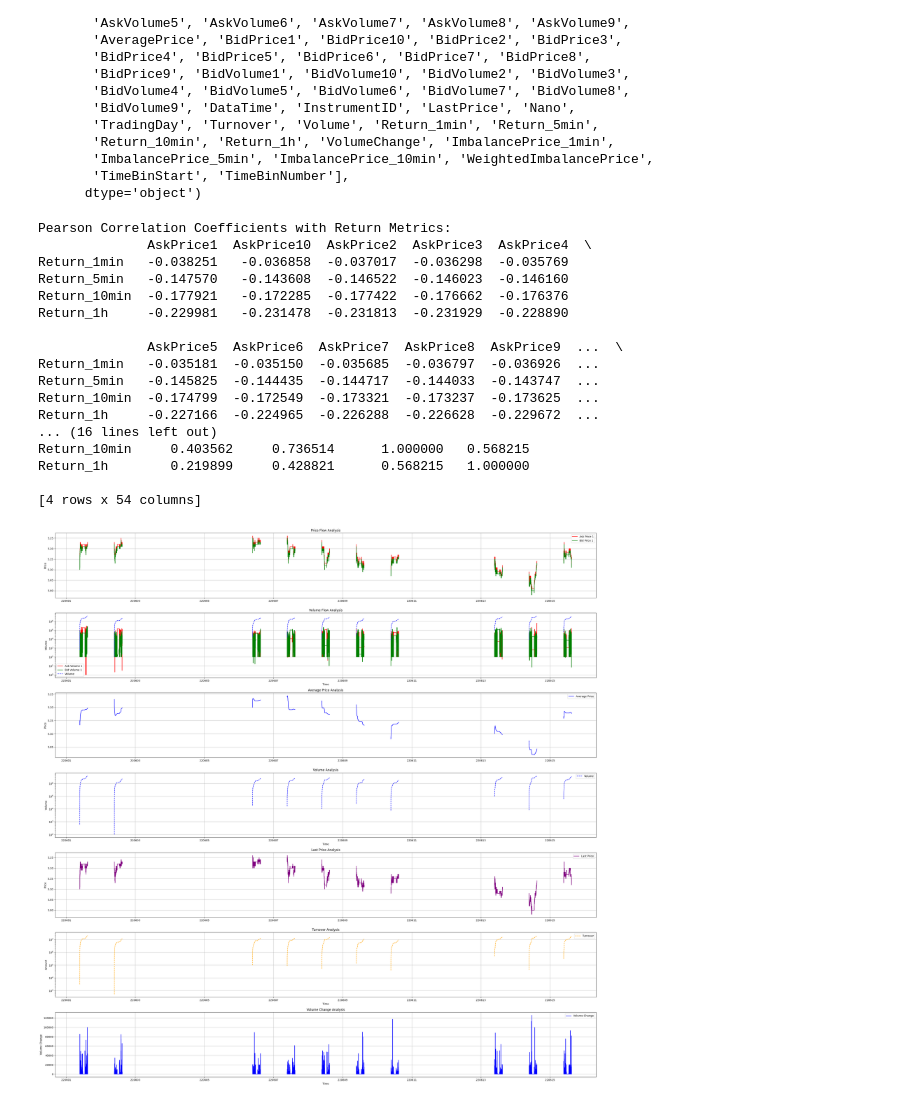
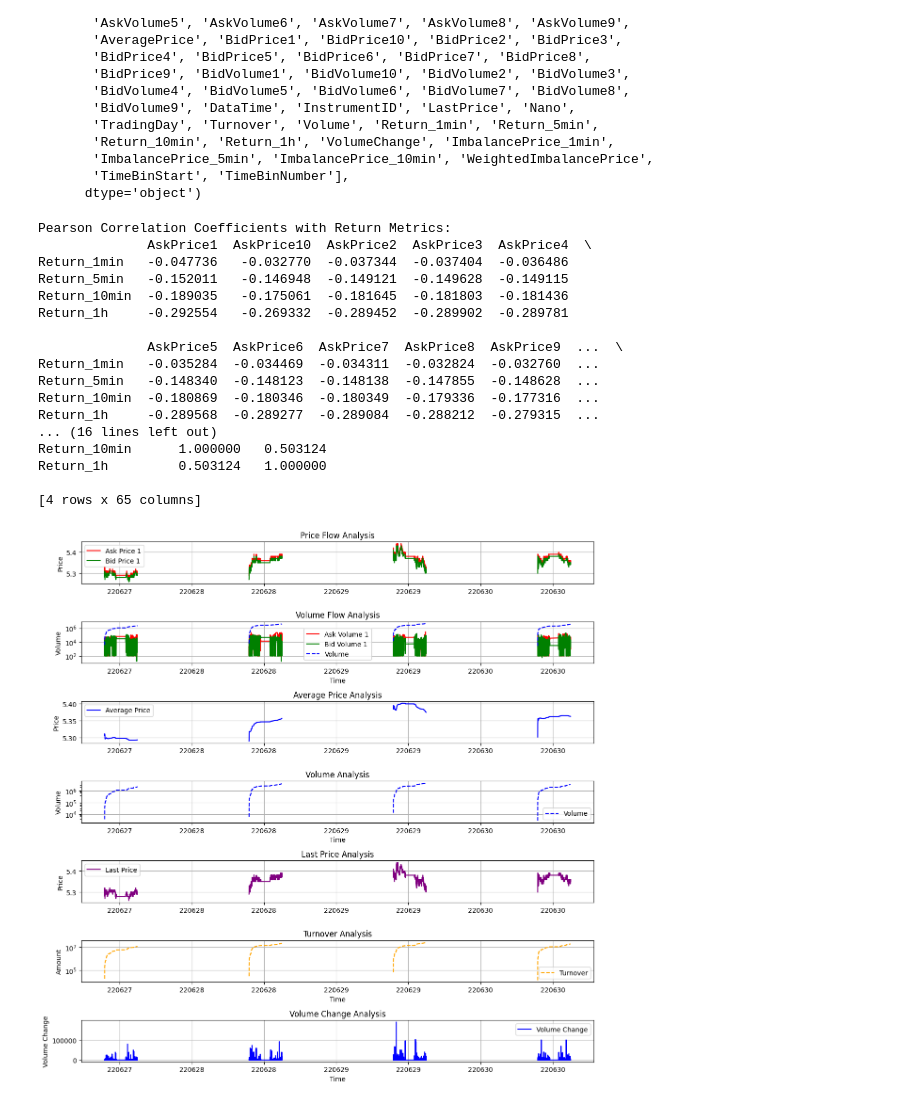
Before and after one commit to zhaoyutim/ts-challenge, a Jupyter notebook: monthly_analysis.ipynb, the cells around one changed output. Saved outputs shown, nothing was run; the diff lists cells and outputs as text; code cells hidden in the pictures.

```diff
--- a/monthly_analysis.ipynb
+++ b/monthly_analysis.ipynb
@@ -12,7 +12,7 @@ df = load_timeseries_data(stock_symbol=stock_symbols)
 df = remove_lunch_break_data(df)
 df = drop_zero_columns(df)
 df = create_features(df)
-df_june = df[(df['TradingDay']>=datetime.datetime(2022, 6, 1)) & (df['TradingDay']<=datetime.datetime(2022, 6, 15))]
+df_june = df[(df['TradingDay']>=datetime.datetime(2022, 6, 27)) & (df['TradingDay']<=datetime.datetime(2022, 6, 30))]
 df_july = df[(df['TradingDay']>=datetime.datetime(2022, 7, 1)) & (df['TradingDay']<=datetime.datetime(2022, 7, 31))]
 df_august = df[(df['TradingDay']>=datetime.datetime(2022, 8, 1)) & (df['TradingDay']<=datetime.datetime(2022, 8, 31))]
 df_september = df[(df['TradingDay']>=datetime.datetime(2022, 9, 1)) & (df['TradingDay']<=datetime.datetime(2022, 9, 30))]
@@ -50,6 +50,8 @@ Index(['AskPrice1', 'AskPrice10', 'AskPrice2', 'AskPrice3', 'AskPrice4',
        'TimeBinStart', 'TimeBinNumber'],
       dtype='object')
 # %%
+import seaborn as sns
+import matplotlib.pyplot as plt
 
 features = [col for col in df_filtered.columns if col not in ['Return_1min', 'Return_5min', 'Return_10min', 'Return_1h', 'Nano', 'DataTime', 'TradingDay', 'InstrumentID']]
 
@@ -76,29 +78,31 @@ corr_with_returns = corr_matrix.loc[return_cols]
 
 print("Pearson Correlation Coefficients with Return Metrics:")
 print(corr_with_returns)
+# Save the correlation DataFrame to a CSV file
+corr_with_returns.to_csv('corr_with_returns.csv')
 # %% [output]
 Pearson Correlation Coefficients with Return Metrics:
               AskPrice1  AskPrice10  AskPrice2  AskPrice3  AskPrice4  \
-Return_1min   -0.038251   -0.036858  -0.037017  -0.036298  -0.035769
-Return_5min   -0.147570   -0.143608  -0.146522  -0.146023  -0.146160
-Return_10min  -0.177921   -0.172285  -0.177422  -0.176662  -0.176376
-Return_1h     -0.229981   -0.231478  -0.231813  -0.231929  -0.228890
+Return_1min   -0.047736   -0.032770  -0.037344  -0.037404  -0.036486
+Return_5min   -0.152011   -0.146948  -0.149121  -0.149628  -0.149115
+Return_10min  -0.189035   -0.175061  -0.181645  -0.181803  -0.181436
+Return_1h     -0.292554   -0.269332  -0.289452  -0.289902  -0.289781
 
               AskPrice5  AskPrice6  AskPrice7  AskPrice8  AskPrice9  ...  \
-Return_1min   -0.035181  -0.035150  -0.035685  -0.036797  -0.036926  ...
-Return_5min   -0.145825  -0.144435  -0.144717  -0.144033  -0.143747  ...
-Return_10min  -0.174799  -0.172549  -0.173321  -0.173237  -0.173625  ...
-Return_1h     -0.227166  -0.224965  -0.226288  -0.226628  -0.229672  ...
+Return_1min   -0.035284  -0.034469  -0.034311  -0.032824  -0.032760  ...
+Return_5min   -0.148340  -0.148123  -0.148138  -0.147855  -0.148628  ...
+Return_10min  -0.180869  -0.180346  -0.180349  -0.179336  -0.177316  ...
+Return_1h     -0.289568  -0.289277  -0.289084  -0.288212  -0.279315  ...
 ... (16 lines left out)
-Return_10min     0.403562     0.736514      1.000000   0.568215
-Return_1h        0.219899     0.428821      0.568215   1.000000
+Return_10min      1.000000   0.503124
+Return_1h         0.503124   1.000000
 
-[4 rows x 54 columns]
+[4 rows x 65 columns]
 # %%
 import matplotlib.pyplot as plt
 import matplotlib.dates as mdates
 
-fig2, (ax1, ax2, ax3, ax4, ax5, ax6, ax8) = plt.subplots(7, 1, figsize=(30, 30))
+fig2, (ax1, ax2, ax3, ax4, ax5, ax6, ax8) = plt.subplots(7, 1, figsize=(12, 12))
 
 # Helper function to plot a column daily so that different days do not connect.
 def daily_plot(ax, x, y, color, label=None, linestyle='-'):
@@ -163,34 +167,34 @@ ax4.set_yscale('log')
 daily_plot(ax5, 'DataTime', 'LastPrice', 'purple', label='Last Price')
 ax5.set_title('Last Price Analysis')
 ax5.set_ylabel('Price')
 ax5.legend()
 ax5.grid(True)
 ax5.xaxis.set_major_formatter(mdates.DateFormatter('%y%m%d'))
 
 # --- Turnover Plot ---
 daily_plot(ax6, 'DataTime', 'Turnover', 'orange', label='Turnover', linestyle='--')
 ax6.set_title('Turnover Analysis')
 ax6.set_ylabel('Amount')
 ax6.set_xlabel('Time')
 ax6.legend()
 ax6.grid(True)
 ax6.xaxis.set_major_formatter(mdates.DateFormatter('%y%m%d'))
 ax6.set_yscale('log')
 
 # --- Volume Change Plot ---
 daily_plot(ax8, 'DataTime', 'VolumeChange', 'blue', label='Volume Change')
 ax8.set_title('Volume Change Analysis')
 ax8.set_ylabel('Volume Change')
 ax8.set_xlabel('Time')
 ax8.legend()
 ax8.grid(True)
 ax8.xaxis.set_major_formatter(mdates.DateFormatter('%y%m%d'))
 
 plt.tight_layout()
 plt.savefig('price_volume_analysis.png', dpi=120)
 plt.show()
 # %% [output]
-[figure, old version]
+[figure, new version]
 # %%
 import matplotlib.pyplot as plt
 import matplotlib.dates as mdates
```
Also changed, not shown: parts of 4 cells of this notebook, 19 other files.
